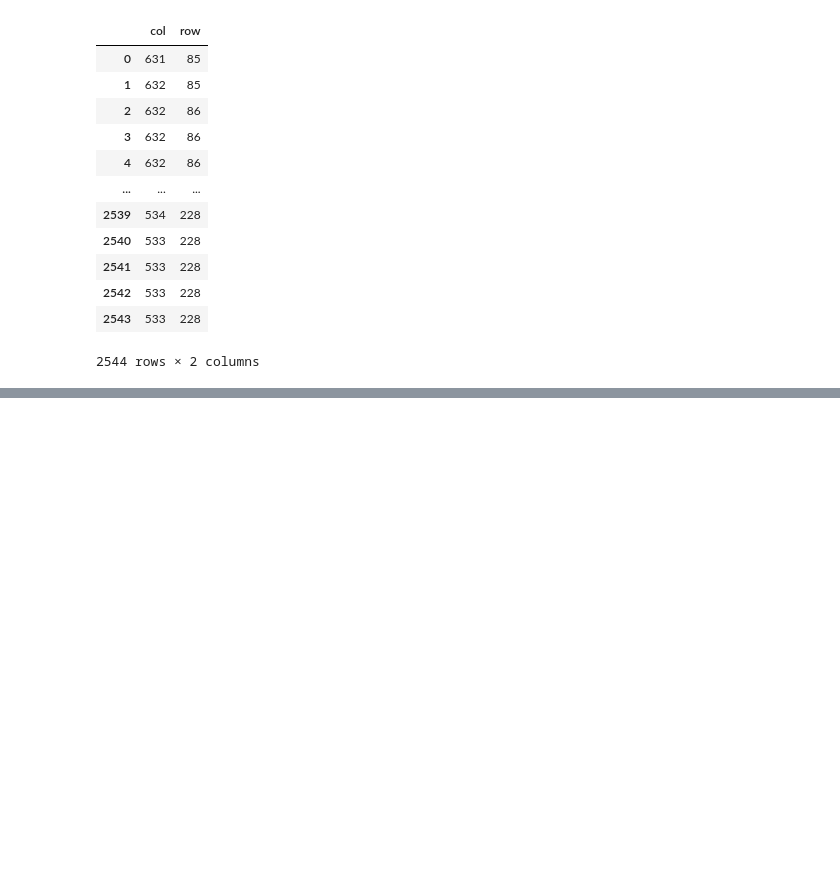
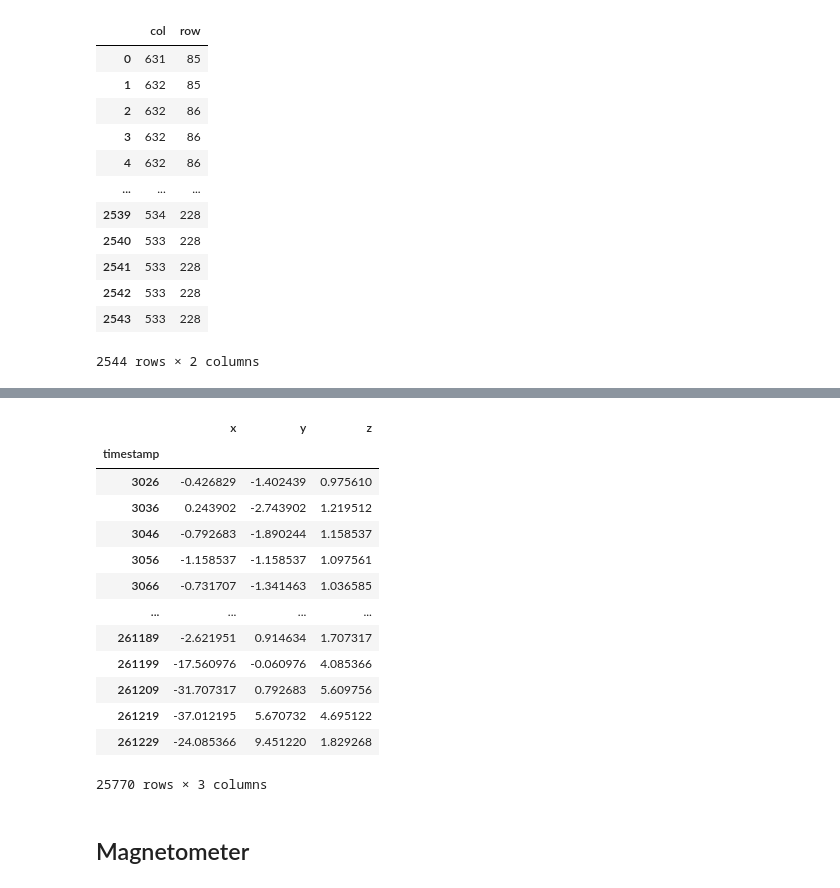
Before and after one commit to D0ugins/srs, a Jupyter notebook: backend/src/notebooks/match.ipynb, the cells around one changed output, grey strips where cells are left out. Cells and saved outputs as stored; diff of their text form; code cells hidden in the pictures; blank space fills up the shorter version.

```diff
--- a/backend/src/notebooks/match.ipynb
+++ b/backend/src/notebooks/match.ipynb
@@ -194,0 +476,27 @@ points
+# %%
+# TODO: handle multiple calibration messages (for gyro)
+def get_sensor_data(calibration, messages, fields):
+    raw_list = []
+    for group in messages:
+        base_timestamp = group['timestamp'] * 1000 + group['timestamp_ms']
+        for i, offset in enumerate(group['sample_time_offset']):
+            entry = {
+                'timestamp': base_timestamp + offset,
+            } | {key: group[name][i] for key, name in fields.items()}
+            raw_list.append(entry)
+    raw = pd.DataFrame.from_records(raw_list)
+    raw = raw.set_index('timestamp').sort_index()
+    raw.index = raw.index
+
+    data = np.array(calibration['orientation_matrix']).reshape(3, 3) @ ((raw.to_numpy() \
+    - calibration['level_shift'] - calibration['offset_cal']) * \
+    (calibration['calibration_factor'] / calibration['calibration_divisor'])).T
+    data = data.T
+    data = pd.DataFrame(data, columns=['x', 'y', 'z'], index=raw.index)
+    fs = 1000 / np.mean(np.diff(data.index))
+    return raw, data, fs
+# %%
+calibration_mesgs = messages['three_d_sensor_calibration_mesgs']
+calibration_data = { m['sensor_type']: m for m in calibration_mesgs }
+gyro_cal = calibration_data['gyroscope']
+gyro_cal
@@ -194,0 +512,18 @@ points
+# %%
+gyro_raw, gyro_data, gyro_fs = get_sensor_data(gyro_cal, messages['gyroscope_data_mesgs'], {'x': 'gyro_x', 'y': 'gyro_y', 'z': 'gyro_z'})
+gyro_data
+# %% [output]
+|  | x | y | z |
+| timestamp |  |  |  |
+| 3026 | -0.426829 | -1.402439 | 0.975610 |
+| 3036 | 0.243902 | -2.743902 | 1.219512 |
+| 3046 | -0.792683 | -1.890244 | 1.158537 |
+| 3056 | -1.158537 | -1.158537 | 1.097561 |
+| 3066 | -0.731707 | -1.341463 | 1.036585 |
+| ... | ... | ... | ... |
+| 261189 | -2.621951 | 0.914634 | 1.707317 |
+| 261199 | -17.560976 | -0.060976 | 4.085366 |
+| 261209 | -31.707317 | 0.792683 | 5.609756 |
+| 261219 | -37.012195 | 5.670732 | 4.695122 |
+| 261229 | -24.085366 | 9.451220 | 1.829268 |
+25770 rows × 3 columns
@@ -194,0 +557,2 @@ points
+# %% [markdown]
+## Magnetometer
```
Also changed, not shown: parts of 51 cells of this notebook.
